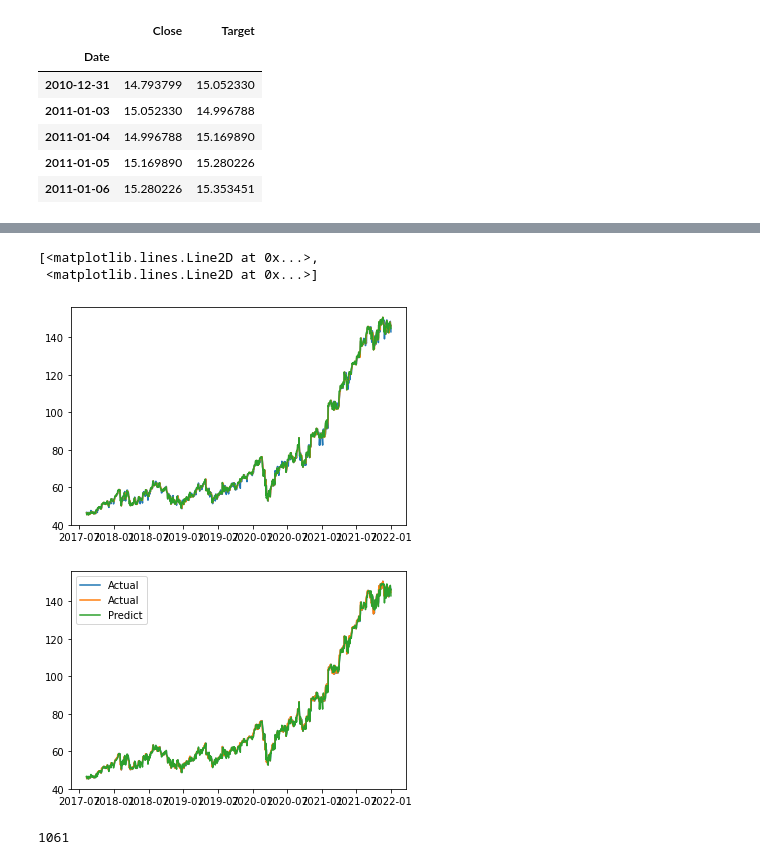
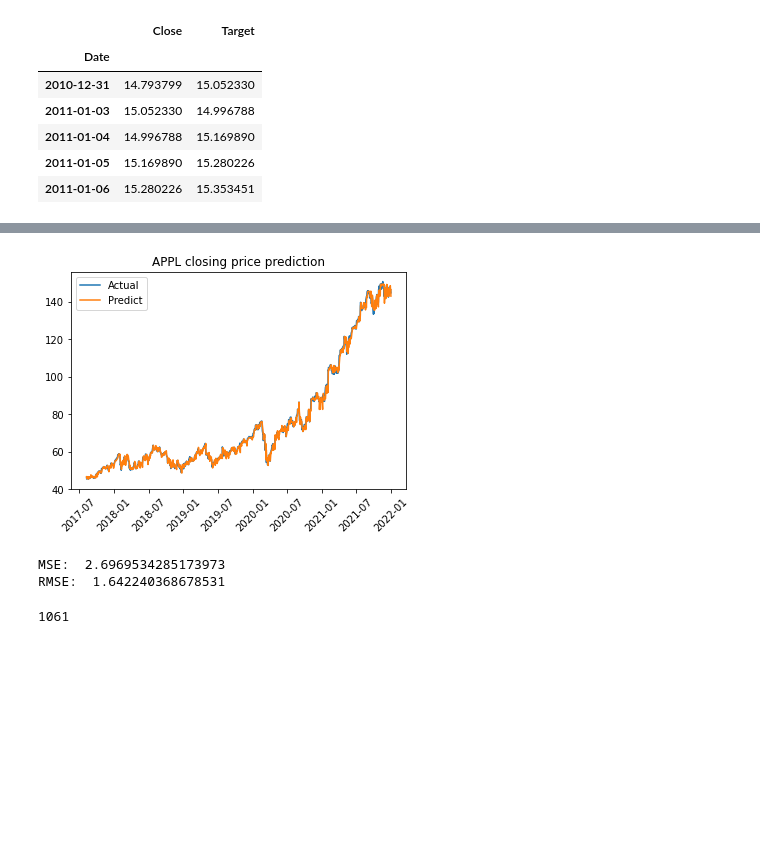
Before and after one commit to yovalishere/Finance, a Jupyter notebook: AIgorithm Trading/Time Series Analysis_ XGBoost.ipynb, the cells around one changed output, grey strips where cells are left out. Saved outputs shown, nothing was run; the diff lists cells and outputs as text; code cells hidden in the pictures; blank space fills up the shorter version.

```diff
--- a/AIgorithm Trading/Time Series Analysis_ XGBoost.ipynb
+++ b/AIgorithm Trading/Time Series Analysis_ XGBoost.ipynb
@@ -82,0 +143,19 @@ def accu_pred(df:pd.DataFrame,perc_train:float,perc_test:float):
+# %%
+# Visualisation and evaluation
+def evaluation(y_test,df_pred):
+    from sklearn.metrics import mean_squared_error
+    import math
+
+    fig, ax = plt.subplots()
+
+    ax.plot(y_test.Target, label = 'Actual')
+    ax.plot(df_pred,label = 'Predict')
+    ax.legend(loc='upper left')
+    plt.title("APPL closing price prediction")
+    ax.tick_params(axis='x', labelrotation = 45)
+    plt.show()
+
+    mse=mean_squared_error(y_test['Target'],df_pred)
+    print("MSE: ",mse)
+    rmse=math.sqrt(mse)
+    print("RMSE: ",rmse)
@@ -104,22 +201,12 @@ y_test 1108
 | 2021-12-29 | 146.524979 |
 | 2021-12-30 | 142.935577 |
 1108 rows × 1 columns
-# %%
-plt.plot(df_pred)
-plt.plot(y_test)
-# %% [output]
-[<matplotlib.lines.Line2D at 0x...>,
- <matplotlib.lines.Line2D at 0x...>]
-[figure, removed]
-# %%
-fig, ax = plt.subplots()
-
-ax.plot(y_test.index, y_test, label = 'Actual')
-ax.plot(y_test.index, df_pred,label = 'Predict')
-ax.legend(loc='upper left')
-plt.show()
-# %% [output]
-[figure, removed]
+# %%
+evaluation(y_test,df_pred)
+# %% [output]
+[figure, added]
+MSE:  2.6969534285173973
+RMSE:  1.642240368678531
 # %%
 # Iterate through an accumulated trianing set
 def accu_pred(df_train,df_test):
```
Also changed, not shown: parts of 8 cells of this notebook.
